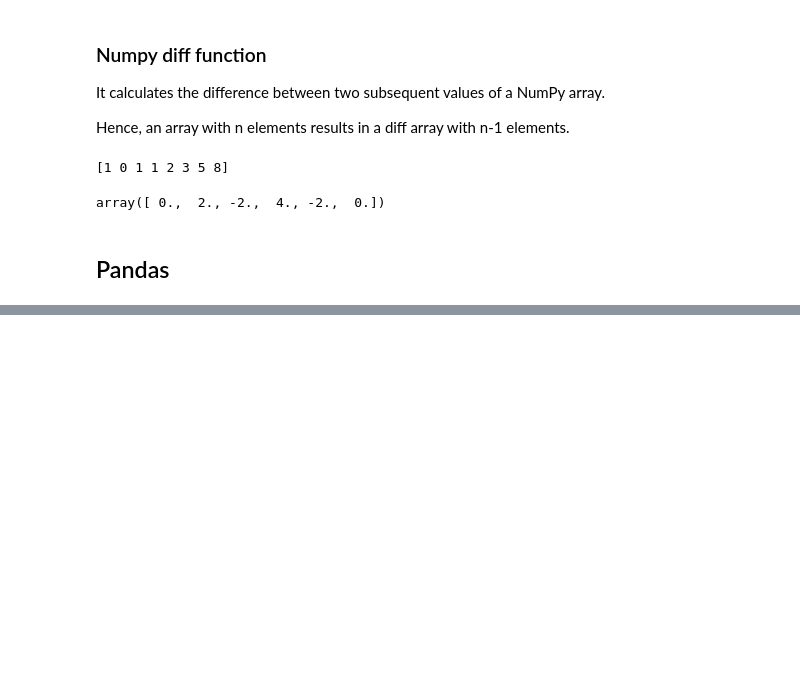
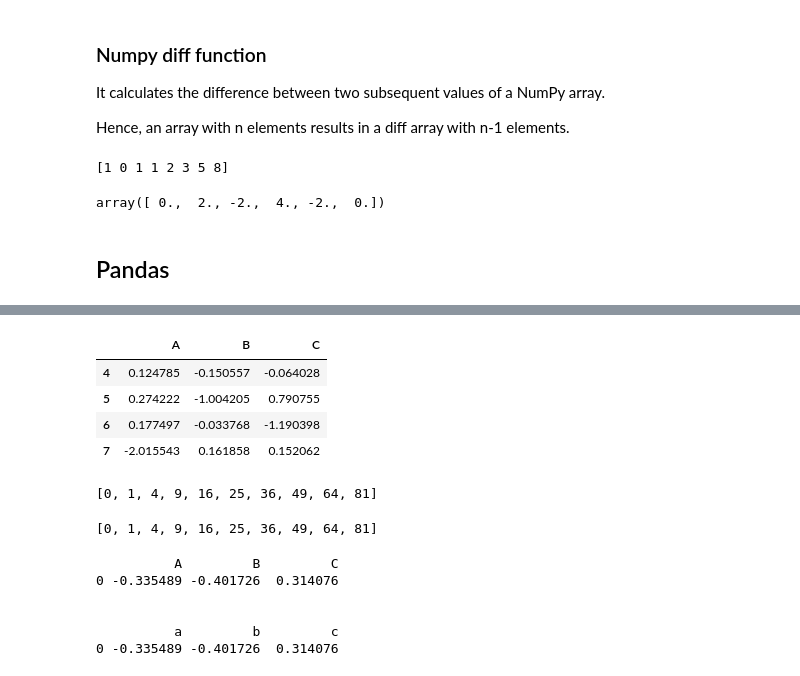
Before and after one commit to n-kono/msa8010, a Jupyter notebook: 03/03-NumpyPandas.ipynb, the cells around one changed output, grey strips where cells are left out. Saved outputs shown, nothing was run; the diff lists cells and outputs as text; code cells hidden in the pictures; blank space fills up the shorter version.

```diff
--- a/03/03-NumpyPandas.ipynb
+++ b/03/03-NumpyPandas.ipynb
@@ -470,0 +516,37 @@ s = pd.Series([1,3,5,np.nan,6,8], index=[x**2 for x in range(6)])
+# %%
+df.tail(4)
+# %% [output]
+|  | A | B | C |
+| 4 | 0.124785 | -0.150557 | -0.064028 |
+| 5 | 0.274222 | -1.004205 | 0.790755 |
+| 6 | 0.177497 | -0.033768 | -1.190398 |
+| 7 | -2.015543 | 0.161858 | 0.152062 |
+# %%
+# List Comprehensions in Python:
+squares = []
+for x in range(10):
+    squares.append(x**2)
+print(squares)
+# %% [output]
+[0, 1, 4, 9, 16, 25, 36, 49, 64, 81]
+# %%
+#It is equal to:
+squares = [x**2 for x in range(10)]
+print(squares)
+# %% [output]
+[0, 1, 4, 9, 16, 25, 36, 49, 64, 81]
+# %%
+df = pd.DataFrame(np.random.randn(8, 3), columns=["A", "B", "C"])
+print(df.head(1))
+
+#We can use list comprehension anywhere that a list exists
+df.columns = [x.lower() for x in df.columns]
+print("\n")
+print(df.head(1))
+# %% [output]
+          A         B         C
+0 -0.335489 -0.401726  0.314076
+
+
+          a         b         c
+0 -0.335489 -0.401726  0.314076
```
Also changed, not shown: parts of 17 cells of this notebook.
